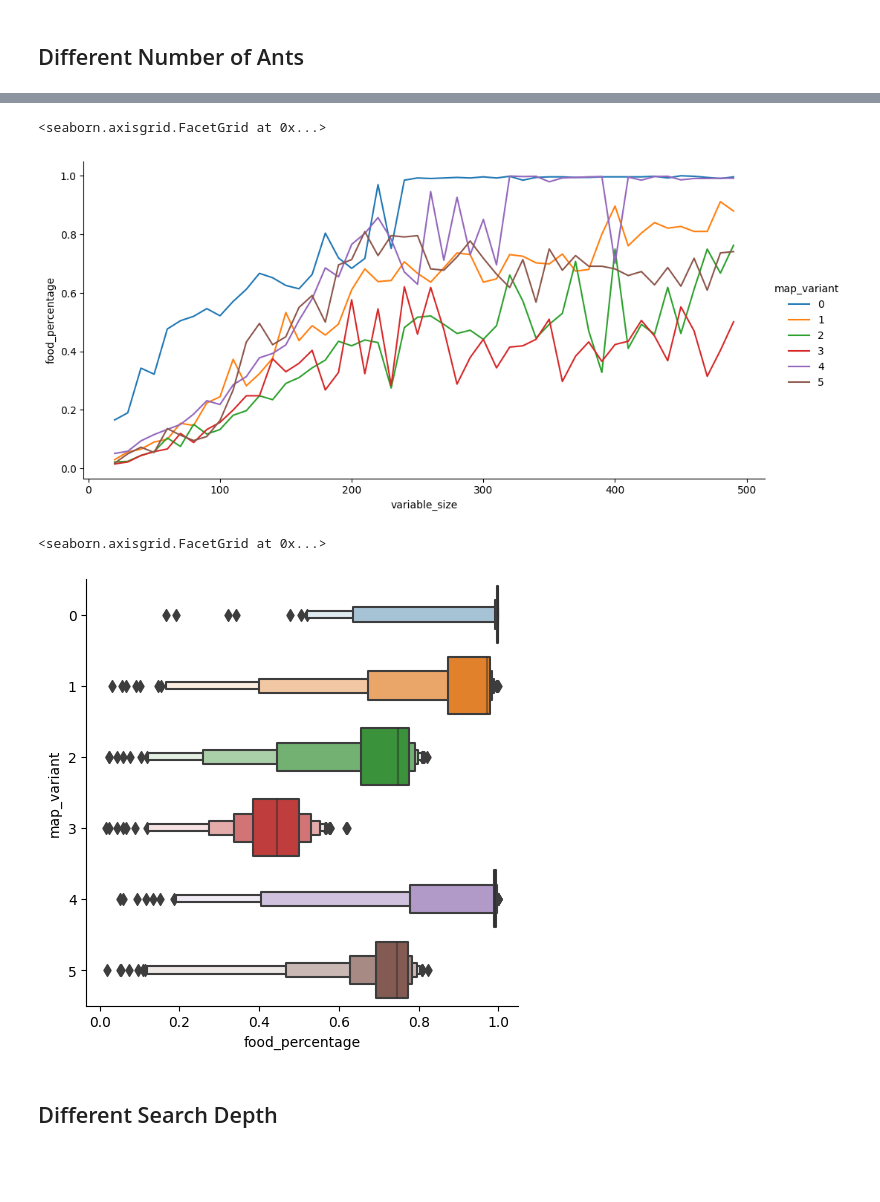
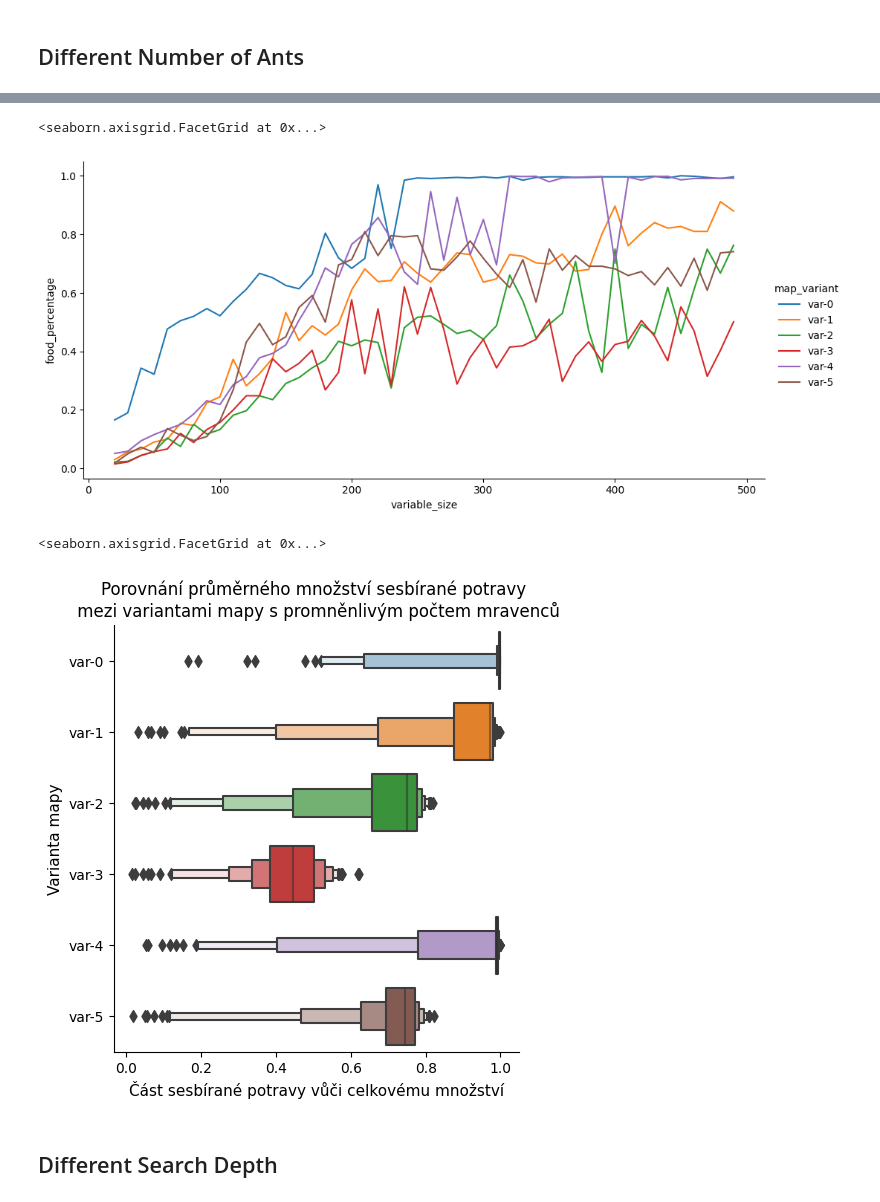
Before and after one commit to dbeinhauer/ant_colony_model, a Jupyter notebook: plot_creator.ipynb, the cells around one changed output, grey strips where cells are left out. Saved outputs shown, nothing was run; the diff lists cells and outputs as text; code cells hidden in the pictures; blank space fills up the shorter version.

```diff
--- a/plot_creator.ipynb
+++ b/plot_creator.ipynb
@@ -252,6 +250,22 @@ def load_experiment_data(
 ## All Data Overview
 # %%
 experiment_data = load_experiment_data()
+# %%
+# Rename the map variants:
+map_variants = {
+    "0": "var-0",
+    "1": "var-1",
+    "2": "var-2",
+    "3": "var-3",
+    "4": "var-4",
+    "5": "var-5",
+}
+
+# Filter data for the specified trials and remove blinks.
+experiment_data = experiment_data[experiment_data.map_variant.isin(map_variants.keys())]
+
+# Create labels for the plots.
+experiment_data["map_variant"] = experiment_data["map_variant"].map(map_variants).astype(str)
 # %%
 experiment_data
 # %% [output]
@@ -357,19 +393,22 @@ sns.relplot(
 )
 # %% [output]
 <seaborn.axisgrid.FacetGrid at 0x...>
-[figure, old version]
+[figure, new version]
 # %%
-sns.catplot(
+g = sns.catplot(
     data=ants_data,
     y="map_variant",
     x="food_percentage",
-    # kind="box",
     kind="boxen",
-    # kind="violin",
-    )
+).set(title="Porovnání průměrného množství sesbírané potravy \n mezi variantami mapy s promněnlivým počtem mravenců")
+
+
+g.set_axis_labels("Část sesbírané potravy vůči celkovému množství", "Varianta mapy", fontsize=11)
+
+# plt.savefig('template1/images/num_ants_variants_means.pdf', bbox_inches='tight')
 # %% [output]
 <seaborn.axisgrid.FacetGrid at 0x...>
-[figure, old version]
+[figure, new version]
 # %% [markdown]
 ## Different Search Depth
 # %%
```
Also changed, not shown: parts of 17 cells of this notebook, 24 other files.
